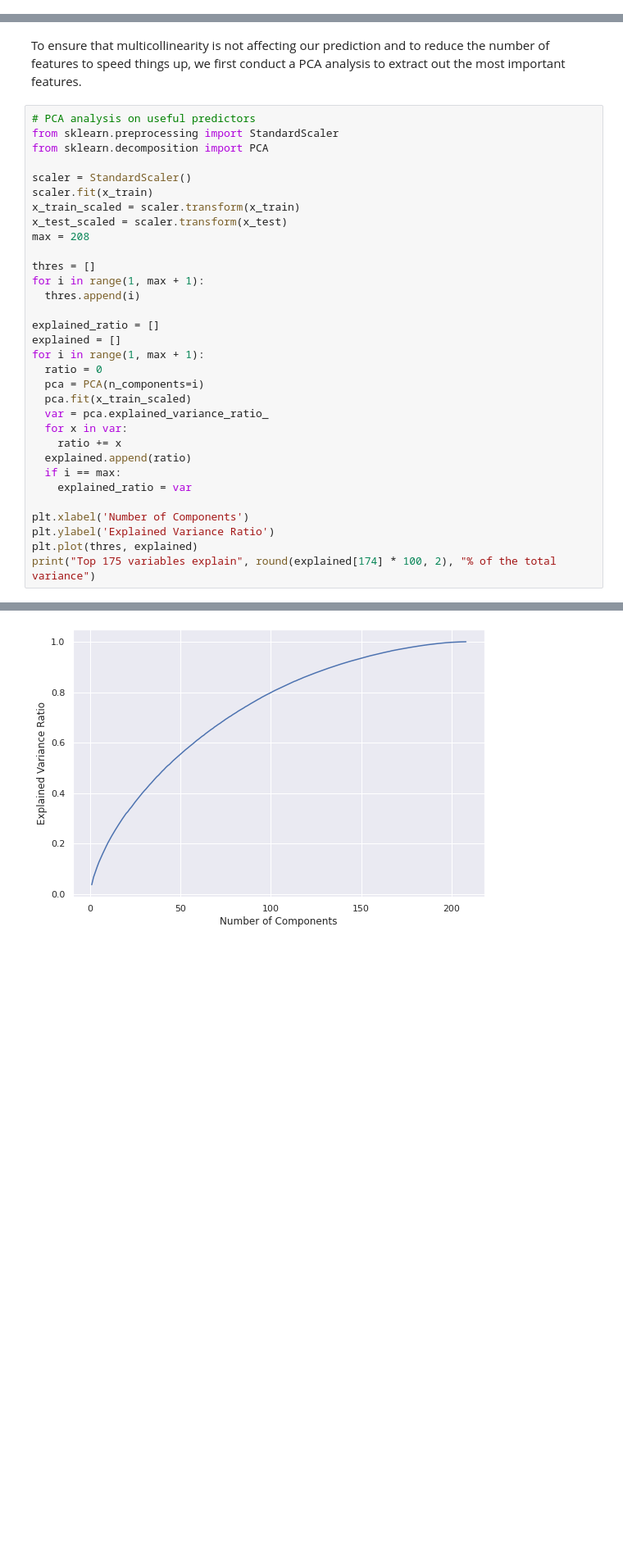
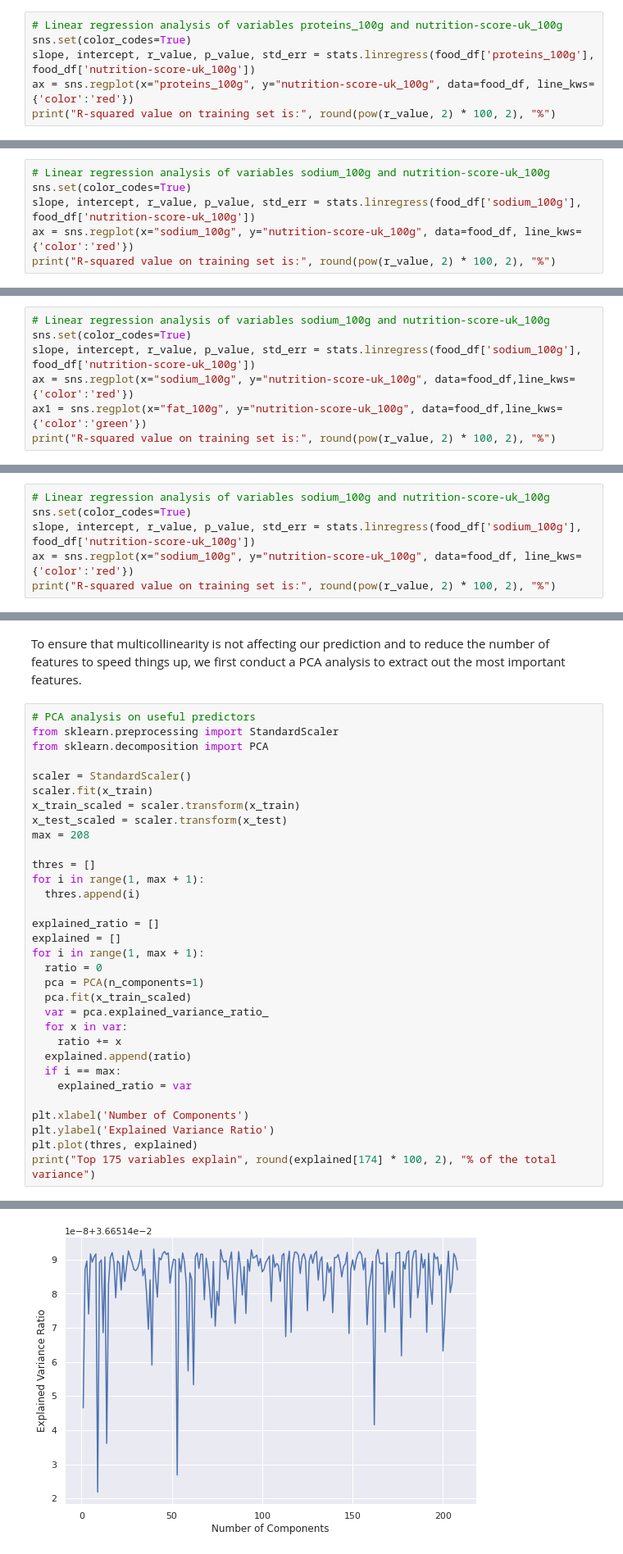
Before and after one commit to ANUSHKALA/food-data-nutrition-analysis_project, a Jupyter notebook: food_analysis.ipynb, the cells around one changed output, grey strips where cells are left out. Shown at 82% size. Cells and saved outputs as stored; diff of their text form; blank space fills up the shorter version.

```diff
--- a/food_analysis.ipynb
+++ b/food_analysis.ipynb
@@ -266,0 +330,6 @@ sns.residplot(x="fat_100g", y="nutrition-score-uk_100g", data=food_df, scatter_k
+# %%
+# Linear regression analysis of variables proteins_100g and nutrition-score-uk_100g
+sns.set(color_codes=True)
+slope, intercept, r_value, p_value, std_err = stats.linregress(food_df['proteins_100g'], food_df['nutrition-score-uk_100g'])
+ax = sns.regplot(x="proteins_100g", y="nutrition-score-uk_100g", data=food_df, line_kws={'color':'red'})
+print("R-squared value on training set is:", round(pow(r_value, 2) * 100, 2), "%")
@@ -266,0 +345,6 @@ sns.residplot(x="fat_100g", y="nutrition-score-uk_100g", data=food_df, scatter_k
+# %%
+# Linear regression analysis of variables sodium_100g and nutrition-score-uk_100g
+sns.set(color_codes=True)
+slope, intercept, r_value, p_value, std_err = stats.linregress(food_df['sodium_100g'], food_df['nutrition-score-uk_100g'])
+ax = sns.regplot(x="sodium_100g", y="nutrition-score-uk_100g", data=food_df, line_kws={'color':'red'})
+print("R-squared value on training set is:", round(pow(r_value, 2) * 100, 2), "%")
@@ -266,0 +360,7 @@ sns.residplot(x="fat_100g", y="nutrition-score-uk_100g", data=food_df, scatter_k
+# %%
+# Linear regression analysis of variables sodium_100g and nutrition-score-uk_100g
+sns.set(color_codes=True)
+slope, intercept, r_value, p_value, std_err = stats.linregress(food_df['sodium_100g'], food_df['nutrition-score-uk_100g'])
+ax = sns.regplot(x="sodium_100g", y="nutrition-score-uk_100g", data=food_df,line_kws={'color':'red'})
+ax1 = sns.regplot(x="fat_100g", y="nutrition-score-uk_100g", data=food_df,line_kws={'color':'green'})
+print("R-squared value on training set is:", round(pow(r_value, 2) * 100, 2), "%")
@@ -266,0 +370,6 @@ sns.residplot(x="fat_100g", y="nutrition-score-uk_100g", data=food_df, scatter_k
+# %%
+# Linear regression analysis of variables sodium_100g and nutrition-score-uk_100g
+sns.set(color_codes=True)
+slope, intercept, r_value, p_value, std_err = stats.linregress(food_df['sodium_100g'], food_df['nutrition-score-uk_100g'])
+ax = sns.regplot(x="sodium_100g", y="nutrition-score-uk_100g", data=food_df, line_kws={'color':'red'})
+print("R-squared value on training set is:", round(pow(r_value, 2) * 100, 2), "%")
@@ -442,7 +542,7 @@ explained_ratio = []
 explained = []
 for i in range(1, max + 1):
   ratio = 0
-  pca = PCA(n_components=i)
+  pca = PCA(n_components=1)
   pca.fit(x_train_scaled)
   var = pca.explained_variance_ratio_
   for x in var:
@@ -460,4 +560,4 @@ Top 175 variables explain 97.49 % of the total variance
-[figure, old version]
+[figure, new version]
 # %% [markdown]
 It appears that there is not a clear threshold after which the explained variance ratio stops to grow with the increases in the number of components. Let's print out the explained variance array to examine this issue closely.
 # %%
```
Also changed, not shown: parts of 96 cells of this notebook.
